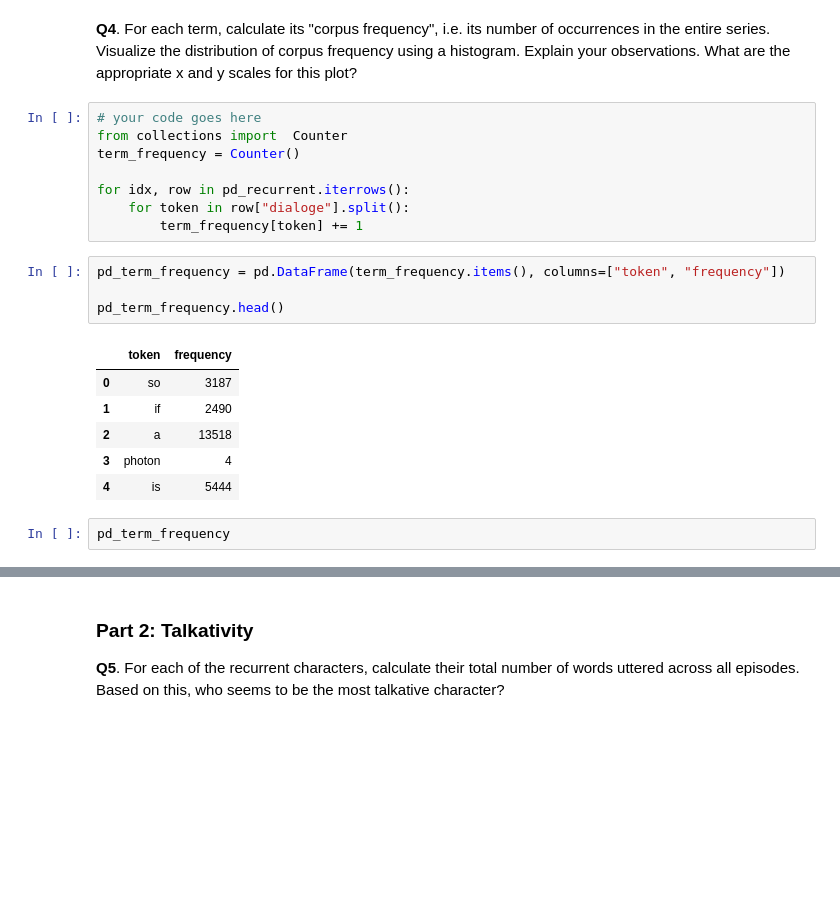
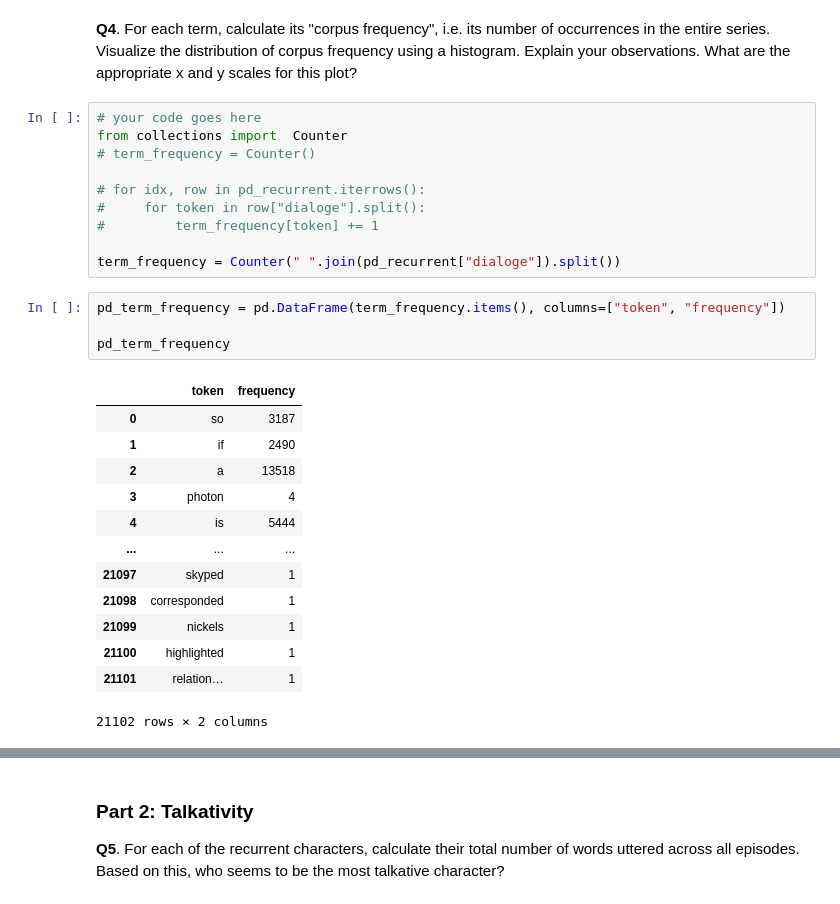
Before and after one commit to MiquelGomezCorral/ADA-Exercises-Cheetsheet, a Jupyter notebook: 09 - Handing text/Handling_text_exercise_2.ipynb, the cells around one changed output, grey strips where cells are left out. Saved outputs shown, nothing was run; the diff lists cells and outputs as text; blank space fills up the shorter version.

```diff
--- a/09 - Handing text/Handling_text_exercise_2.ipynb
+++ b/09 - Handing text/Handling_text_exercise_2.ipynb
@@ -176,21 +176,28 @@ Name: dialoge, Length: 48346, dtype: object
 # %%
 # your code goes here
 from collections import  Counter
-term_frequency = Counter()
+# term_frequency = Counter()
 
-for idx, row in pd_recurrent.iterrows():
-    for token in row["dialoge"].split():
-        term_frequency[token] += 1
+# for idx, row in pd_recurrent.iterrows():
+#     for token in row["dialoge"].split():
+#         term_frequency[token] += 1
+
+term_frequency = Counter(" ".join(pd_recurrent["dialoge"]).split())
 # %%
 pd_term_frequency = pd.DataFrame(term_frequency.items(), columns=["token", "frequency"])
 
-pd_term_frequency.head()
+pd_term_frequency
 # %% [output]
 |  | token | frequency |
 | 0 | so | 3187 |
 | 1 | if | 2490 |
 | 2 | a | 13518 |
 | 3 | photon | 4 |
 | 4 | is | 5444 |
+| ... | ... | ... |
+| 21097 | skyped | 1 |
+| 21098 | corresponded | 1 |
+| 21099 | nickels | 1 |
+| 21100 | highlighted | 1 |
+| 21101 | relation… | 1 |
+21102 rows × 2 columns
-# %%
-pd_term_frequency
```
Also changed, not shown: parts of 13 cells of this notebook, 1 other file.
